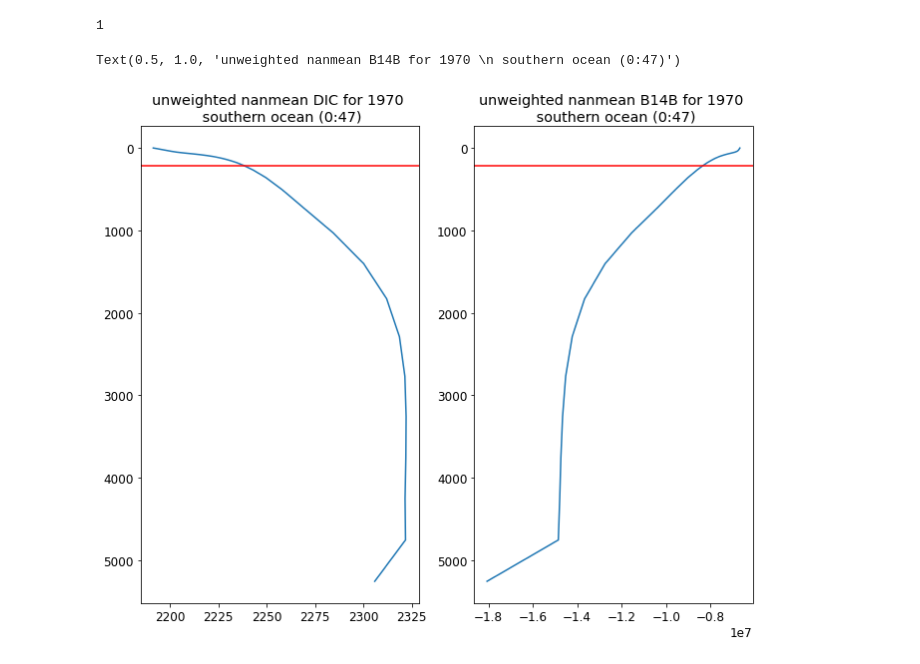
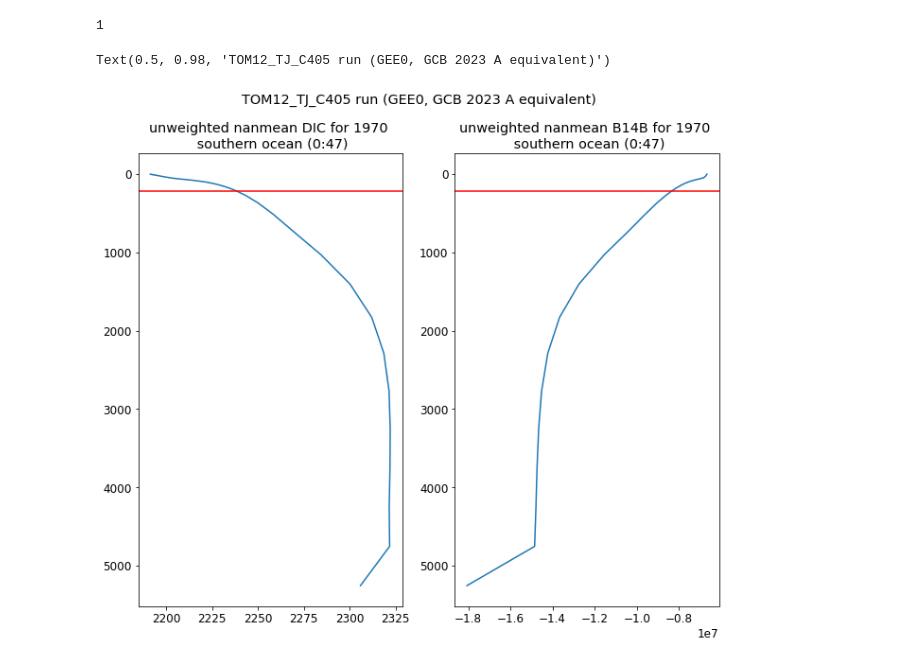
Before and after one commit to tjarnikova/SOZONE, a Jupyter notebook: C14/make_verticalgradient.ipynb, the cells around one changed output. Saved outputs shown, nothing was run; the diff lists cells and outputs as text; code cells hidden in the pictures.

```diff
--- a/C14/make_verticalgradient.ipynb
+++ b/C14/make_verticalgradient.ipynb
@@ -346,33 +331,33 @@ w = xr.open_dataset('/gpfs/data/greenocean/software/runs/TOM12_TJ_C405/ORCA2_1m_
 
 
 DIC = w.DIC.values
 DIC[DIC == 0] = np.nan
 DICmn = np.nanmean(DIC, axis = 0)
 #print(np.shape(DICmn))
 DICmn2 = np.nanmean(np.nanmean(DICmn[:,0:47,:], axis = 1), axis = 1) * 1e6
 #print(np.shape(DICmn2))
 B14B = w.B14B.values
 B14B[B14B == 0] = np.nan
 B14Bmn = np.nanmean(B14B, axis = 0)
 #print(np.shape(B14Bmn))
 B14Bmn2 = np.nanmean(np.nanmean(B14Bmn[:,0:47,:], axis = 1), axis = 1) * 1e6
 #print(np.shape(B14Bmn2))
 
 
 fact = 1.1
 fig, axs = plt.subplots(1,2, figsize=(10*fact, 8*fact), facecolor='w', edgecolor='k')
 axs = axs.ravel()
 axs[0].plot(DICmn2, w.deptht)
 axs[0].invert_yaxis()
 axs[0].axhline(y = w.deptht[16], color = 'r')
 axs[0].set_title('unweighted nanmean DIC for 1970 \n southern ocean (0:47)')
 
 axs[1].plot(B14Bmn2, w.deptht)
 axs[1].invert_yaxis()
 axs[1].axhline(y = w.deptht[16], color = 'r')
 axs[1].set_title('unweighted nanmean B14B for 1970 \n southern ocean (0:47)')
 
-plt.suptitle('TOM12_TJ_C4C5')
+plt.suptitle('TOM12_TJ_C405 run (GEE0, GCB 2023 A equivalent)')
 # %% [output]
-Text(0.5, 1.0, 'unweighted nanmean B14B for 1970 \n southern ocean (0:47)')
+Text(0.5, 0.98, 'TOM12_TJ_C405 run (GEE0, GCB 2023 A equivalent)')
-[figure, old version]
+[figure, new version]
```
Also changed, not shown: parts of 5 cells of this notebook.
